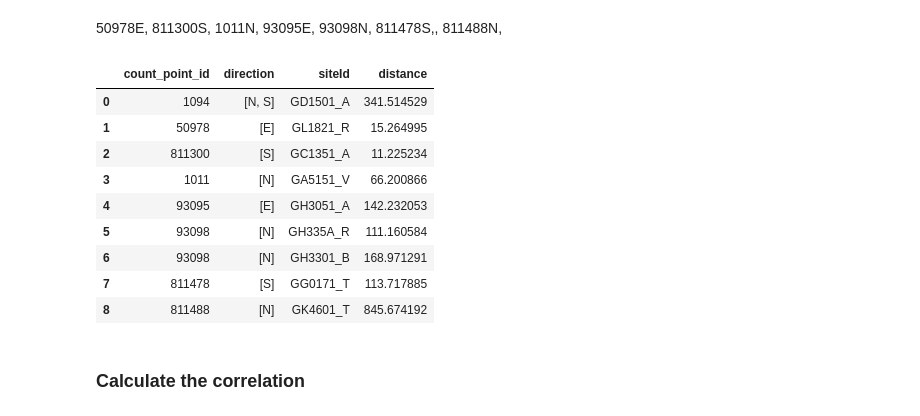
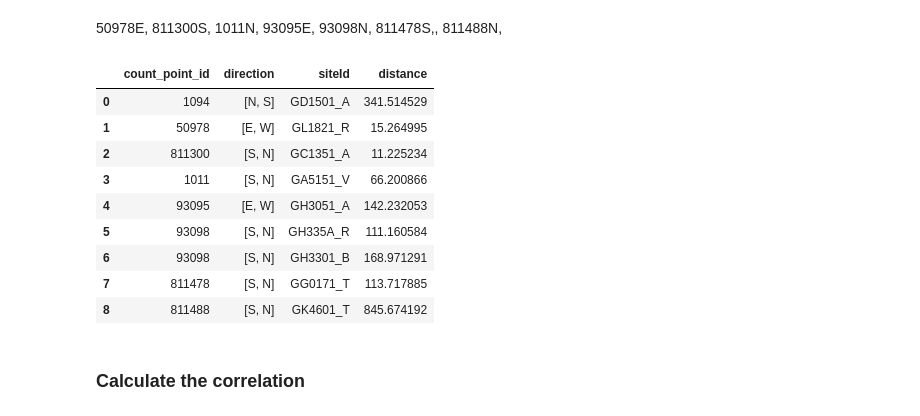
Before and after one commit to YueLi-0816/data_paper, a Jupyter notebook: Traffic_counts_read.ipynb, the cells around one changed output. Drawn from its saved outputs; the diff is of its cells as text; code cells hidden in the pictures.

```diff
--- a/Traffic_counts_read.ipynb
+++ b/Traffic_counts_read.ipynb
@@ -420,28 +420,35 @@ map_470
 50978E, 811300S, 1011N, 93095E, 93098N, 811478S,, 811488N,
 # %%
 countpoint_list = [1094,50978,811300,1011,93095,93098,93098, 811478, 811488]
+
+# calculate only one direction
 direct_list = [['N','S'], ['E'],['S'],['N'],['E'], ['N'], ['N'], ['S'], ['N']]
 detector_list = ['GD1501_A','GL1821_R','GC1351_A','GA5151_V', 'GH3051_A', 'GH335A_R', 'GH3301_B', 'GG0171_T', 'GK4601_T']
-manual_df = pd.DataFrame(data={'count_point_id': countpoint_list, 'direction':direct_list, 'siteId': detector_list})
+manual_df1 = pd.DataFrame(data={'count_point_id': countpoint_list, 'direction':direct_list, 'siteId': detector_list})
+
+# calculate both direction
+direct_list2 = [['N','S'], ['E','W'],['S','N'],['S','N'],['E','W'], ['S','N'], ['S','N'], ['S','N'], ['S','N']]
+manual_df2 = pd.DataFrame(data={'count_point_id': countpoint_list, 'direction':direct_list2, 'siteId': detector_list})
 
 #keep the order of selected column (not using isin)
 countpoint_dis = countpoint_68.set_index('count_point_id').loc[countpoint_list].reset_index()
 detector_dis = detector_470.set_index('siteId').loc[detector_list].reset_index()
 dis_list = countpoint_dis.distance(detector_dis).tolist()
 
-manual_df['distance'] = dis_list
-manual_df
+manual_df1['distance'] = dis_list
+manual_df2['distance'] = dis_list
+manual_df2
 # %% [output]
 |  | count_point_id | direction | siteId | distance |
 | 0 | 1094 | [N, S] | GD1501_A | 341.514529 |
-| 1 | 50978 | [E] | GL1821_R | 15.264995 |
-| 2 | 811300 | [S] | GC1351_A | 11.225234 |
-| 3 | 1011 | [N] | GA5151_V | 66.200866 |
-| 4 | 93095 | [E] | GH3051_A | 142.232053 |
-| 5 | 93098 | [N] | GH335A_R | 111.160584 |
-| 6 | 93098 | [N] | GH3301_B | 168.971291 |
-| 7 | 811478 | [S] | GG0171_T | 113.717885 |
-| 8 | 811488 | [N] | GK4601_T | 845.674192 |
+| 1 | 50978 | [E, W] | GL1821_R | 15.264995 |
+| 2 | 811300 | [S, N] | GC1351_A | 11.225234 |
+| 3 | 1011 | [S, N] | GA5151_V | 66.200866 |
+| 4 | 93095 | [E, W] | GH3051_A | 142.232053 |
+| 5 | 93098 | [S, N] | GH335A_R | 111.160584 |
+| 6 | 93098 | [S, N] | GH3301_B | 168.971291 |
+| 7 | 811478 | [S, N] | GG0171_T | 113.717885 |
+| 8 | 811488 | [S, N] | GK4601_T | 845.674192 |
 # %% [markdown]
 ### Calculate the correlation
 # %%
```
Also changed, not shown: parts of 12 cells of this notebook.
